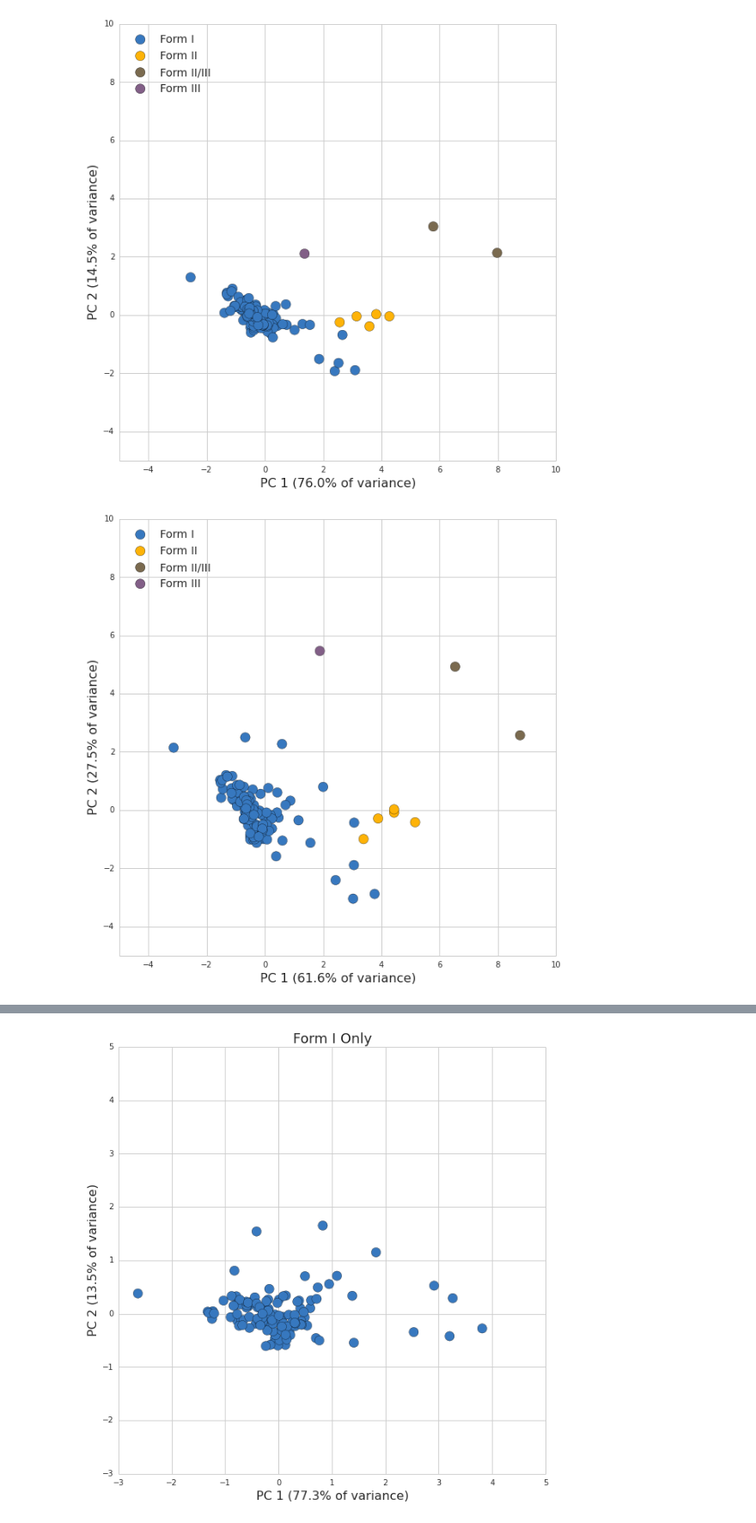
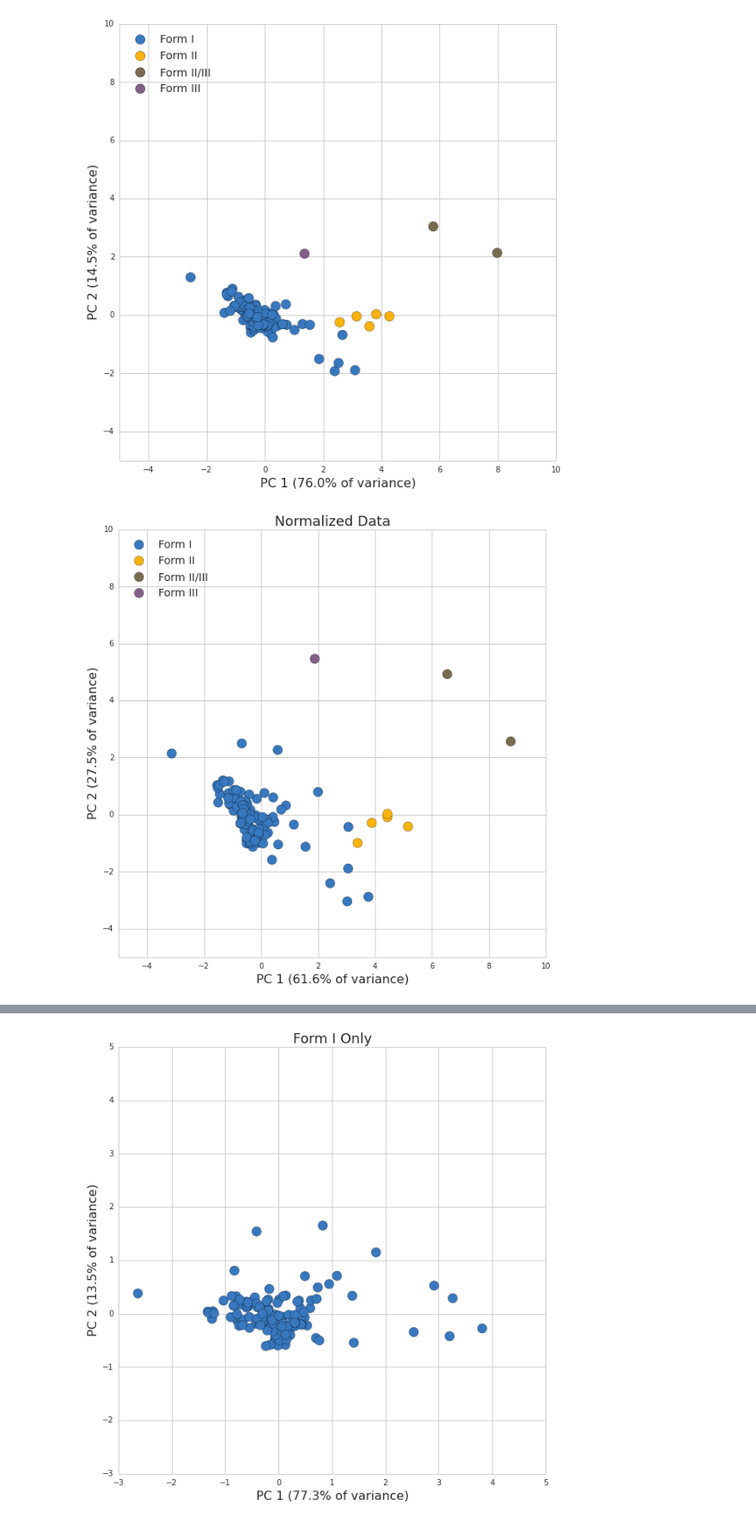
Before and after one commit to flamholz/rubisco, a Jupyter notebook: notebooks/Figure SX PCA.ipynb, the cells around one changed output, grey strips where cells are left out. Shown at 86% size. Saved outputs shown, nothing was run; the diff lists cells and outputs as text; code cells hidden in the pictures.

Commit message:
Normalize PCA input.

```diff
--- a/notebooks/Figure SX PCA.ipynb
+++ b/notebooks/Figure SX PCA.ipynb
@@ -114,32 +114,34 @@ plt.show()
 # %% [output]
 [figure]
 # %%
+# Plot PCA of normalized data for all RuBisCOs
 fig = plt.figure(figsize=(10,10))
 colors = seaborn.color_palette()
 seaborn.set_style('whitegrid')
 
 pcts = 100*fitted_normed.explained_variance_ratio_
 transformed_normed = fitted_normed.transform(normed_log_data)
 forms = sorted(kin_df.form_text.unique())
 colormapping = dict((forms[i], named_colors[i]) for i in xrange(len(forms)))
 colors = [colormapping[f] for f in kin_df.form_text]
 
 for form in forms:
     idxs = np.where(kin_df.form_text == form)
     color = colormapping[form]
     l = 'Form %s' % form
     plt.scatter(transformed_normed[idxs, 0], transformed_normed[idxs, 1], s=150, c=color, label=l)
 
 plt.xlabel('PC 1 (%.1f%% of variance)' % pcts[0], fontsize=16)
 plt.ylabel('PC 2 (%.1f%% of variance)' % pcts[1], fontsize=16)
 
 plt.legend(loc=2, fontsize=14)
 plt.xlim(-5, 10)
 plt.ylim(-5, 10)
+plt.title('Normalized Data', fontsize=18)
 
 plt.show()
 # %% [output]
-[figure, old version]
+[figure, new version]
 # %%
 # Perform PCA on form I rubiscos for which we have all data.
 F1s = kin_df[kin_df.form_text == 'I']
```
Also changed, not shown: parts of 3 cells of this notebook.
